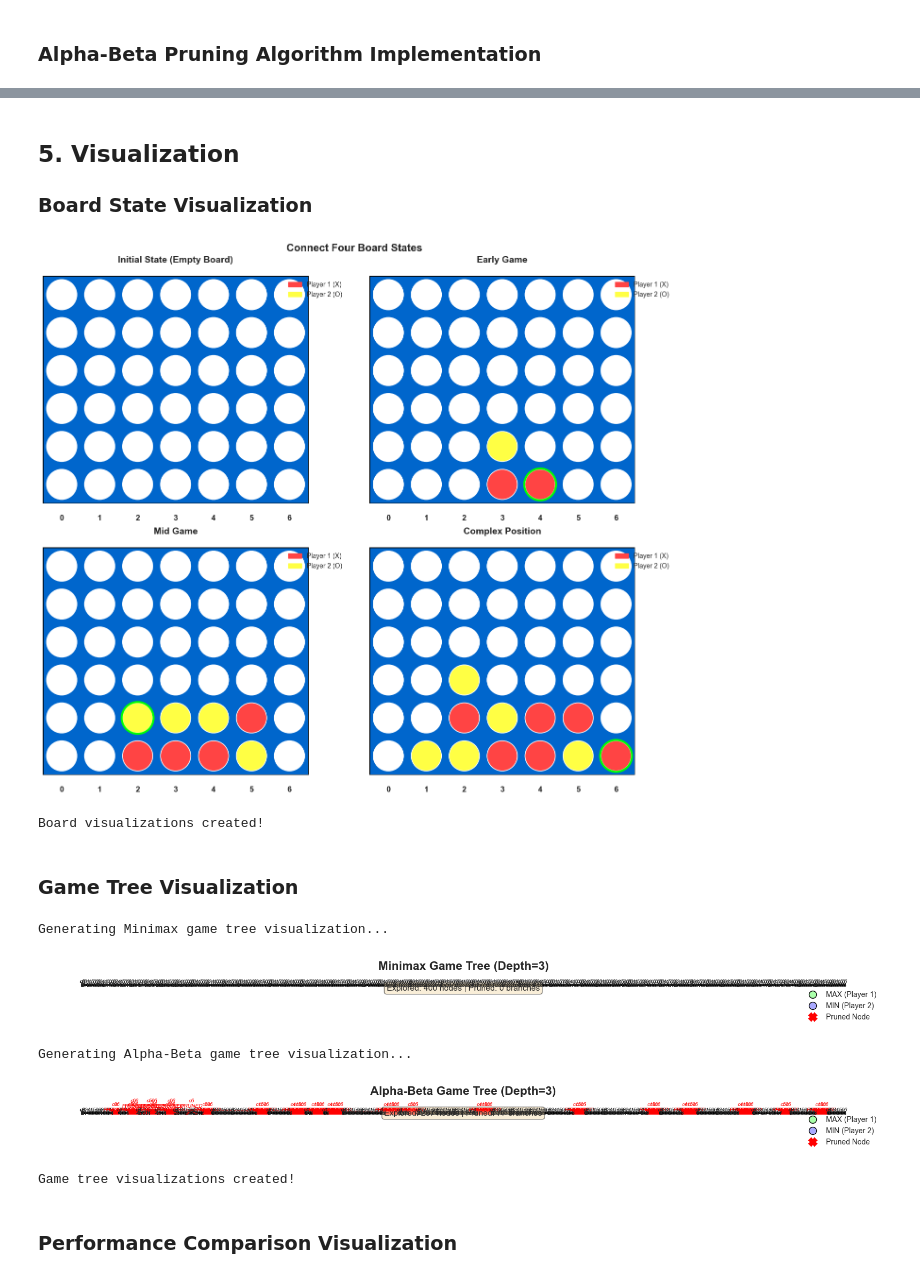
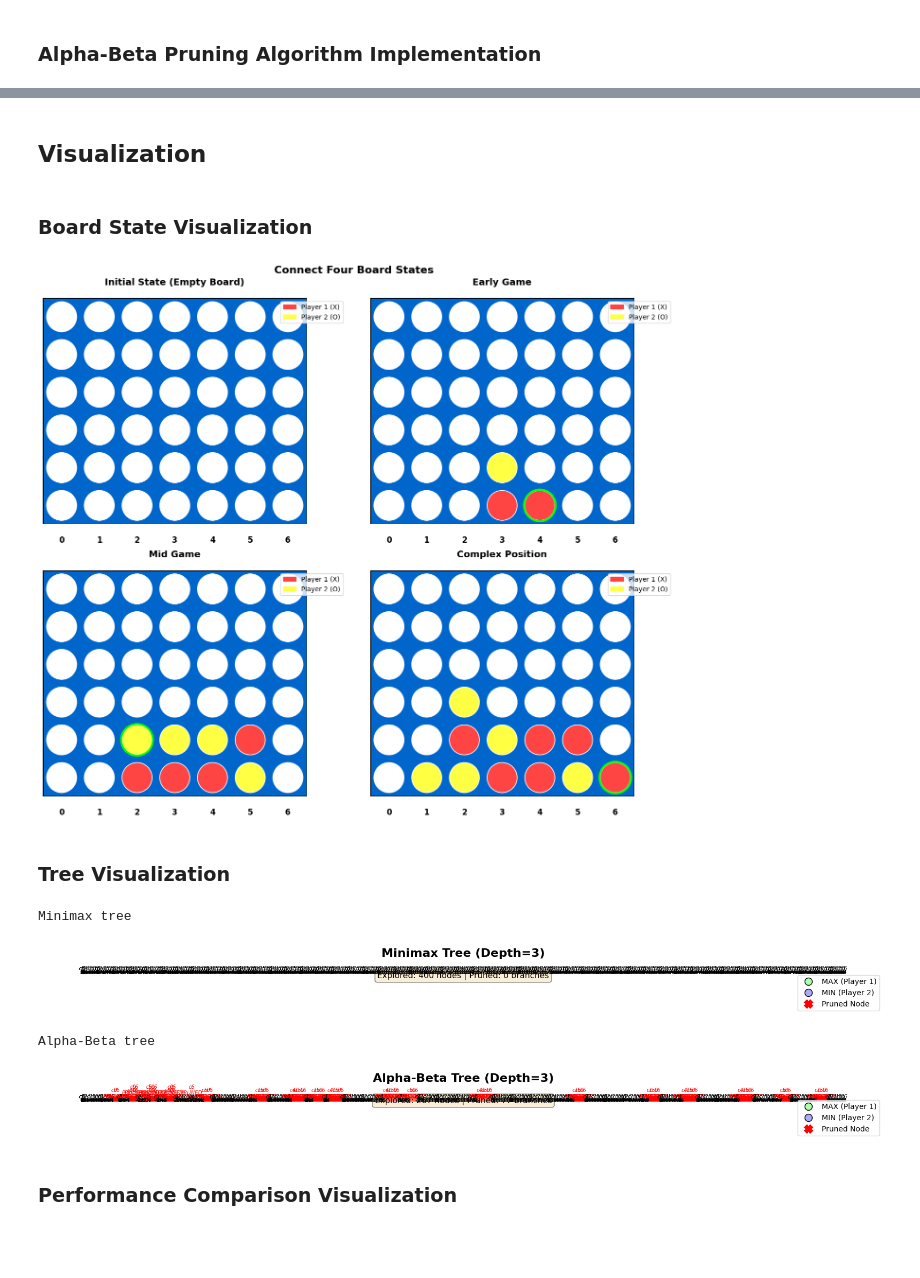
Before and after one commit to shadow9-1-1/AI-Project, a Jupyter notebook: Phase 2/Phase 2.ipynb, the cells around one changed output, grey strips where cells are left out. Saved outputs shown, nothing was run; the diff lists cells and outputs as text; code cells hidden in the pictures; blank space fills up the shorter version.

```diff
--- a/Phase 2/Phase 2.ipynb
+++ b/Phase 2/Phase 2.ipynb
@@ -945,21 +624,12 @@ Nodes Reduction: 89.12% fewer nodes
 Pruning Efficiency: 2458 branches pruned
 Same Best Move: True
 # %% [markdown]
-## 5. Visualization
-
-### Board State Visualization
+## Visualization
+# %% [markdown]
+### Board State Visualization
 # %%
-def visualize_board(game: ConnectFour, title="Connect Four Board",
+def visualize_board(game: ConnectFour, title="Board",
                    highlight_last=True, ax=None):
-    """
-    Visualize Connect Four board with a professional appearance.
-
-    Args:
-        game: ConnectFour game instance
-        title: Plot title
-        highlight_last: Whether to highlight the last move
-        ax: Matplotlib axis (creates new if None)
-    """
     if ax is None:
         fig, ax = plt.subplots(figsize=(8, 7))
 
@@ -1015,44 +685,38 @@ def visualize_board(game: ConnectFour, title="Connect Four Board",
 
 # Test board visualization
 fig, axes = plt.subplots(2, 2, figsize=(14, 12))
 fig.suptitle('Connect Four Board States', fontsize=16, fontweight='bold')
 
 # Empty board
 game_empty = ConnectFour()
 visualize_board(game_empty, "Initial State (Empty Board)", highlight_last=False, ax=axes[0, 0])
 
 # Early game
 game_early = ConnectFour()
 for col in [3, 3, 4]:
     game_early.make_move(col)
 visualize_board(game_early, "Early Game", ax=axes[0, 1])
 
 # Mid game
 game_mid = ConnectFour()
 for col in [3, 3, 4, 4, 2, 5, 5, 2]:
     game_mid.make_move(col)
 visualize_board(game_mid, "Mid Game", ax=axes[1, 0])
 
 # Complex position
 game_complex = ConnectFour()
 for col in [3, 2, 4, 3, 2, 5, 4, 2, 5, 1, 6]:
     game_complex.make_move(col)
 visualize_board(game_complex, "Complex Position", ax=axes[1, 1])
 
 plt.tight_layout()
 plt.show()
-
-print("Board visualizations created!")
 # %% [output]
-[figure, old version]
+[figure, new version]
-Board visualizations created!
 # %% [markdown]
-### Game Tree Visualization
+### Tree Visualization
 # %%
-class GameTreeVisualizer:
-    """
-    Visualize game tree exploration for Minimax and Alpha-Beta.
-    """
+class GameTree:
 
     def __init__(self, game: ConnectFour, max_depth: int = 3):
         self.game = game
@@ -1060,13 +724,13 @@ class GameTreeVisualizer:
         self.evaluator = Evaluator(game)
         self.tree_nodes = []  # Store (state, depth, value, move, is_explored)
 
+    # Build game tree for Minimax
     def build_tree_minimax(self, game_state: ConnectFour, depth: int,
                           maximizing: bool, player: int, parent_id: int = 0,
                           move: int = None):
-        """Build game tree for Minimax (explores all nodes)."""
         node_id = len(self.tree_nodes)
 
-        # Terminal or depth limit
+        # depth limit
         if depth == 0 or game_state.is_game_done():
             if game_state.is_game_done():
                 winner = game_state.check_winner()
@@ -1134,11 +798,11 @@ class GameTreeVisualizer:
             })
             return min_val
 
+    # Build game tree for Alpha-Beta
     def build_tree_alphabeta(self, game_state: ConnectFour, depth: int,
                            alpha: float, beta: float,
                            maximizing: bool, player: int,
                            parent_id: int = 0, move: int = None):
-        """Build game tree for Alpha-Beta (some nodes pruned)."""
         node_id = len(self.tree_nodes)
 
         # Terminal or depth limit
@@ -1243,25 +907,19 @@ class GameTreeVisualizer:
             })
             return min_val
 
+    # Visualize the game tree
     def visualize_tree(self, algorithm='minimax', figsize=(16, 10)):
-        """
-        Visualize the game tree.
-
-        Args:
-            algorithm: 'minimax' or 'alphabeta'
-            figsize: Figure size
-        """
         fig, ax = plt.subplots(figsize=figsize)
 
         # Build tree
         self.tree_nodes = []
         if algorithm == 'minimax':
             self.build_tree_minimax(self.game, self.max_depth, True, 1)
-            title = f"Minimax Game Tree (Depth={self.max_depth})"
+            title = f"Minimax Tree (Depth={self.max_depth})"
         else:
             self.build_tree_alphabeta(self.game, self.max_depth,
                                     float('-inf'), float('inf'), True, 1)
-            title = f"Alpha-Beta Game Tree (Depth={self.max_depth})"
+            title = f"Alpha-Beta Tree (Depth={self.max_depth})"
 
         # Count nodes per depth
         depth_counts = defaultdict(int)
@@ -1362,30 +1020,26 @@ class GameTreeVisualizer:
         plt.tight_layout()
         return fig
 
-
-# Create simple game state for visualization
+# Test game tree visualization
 viz_game = ConnectFour()
-viz_game.make_move(3, 1)  # X in center
+viz_game.make_move(3, 1)  # X in col 3
 
 # Visualize Minimax tree
-print("Generating Minimax game tree visualization...")
-visualizer_mm = GameTreeVisualizer(viz_game, max_depth=3)
+print("Minimax tree")
+visualizer_mm = GameTree(viz_game, max_depth=3)
 fig_mm = visualizer_mm.visualize_tree('minimax')
 plt.show()
 
 # Visualize Alpha-Beta tree
-print("Generating Alpha-Beta game tree visualization...")
-visualizer_ab = GameTreeVisualizer(viz_game, max_depth=3)
+print("Alpha-Beta tree")
+visualizer_ab = GameTree(viz_game, max_depth=3)
 fig_ab = visualizer_ab.visualize_tree('alphabeta')
 plt.show()
-
-print("\nGame tree visualizations created!")
 # %% [output]
-Generating Minimax game tree visualization...
+Minimax tree
-[figure, old version]
+[figure, new version]
-Generating Alpha-Beta game tree visualization...
+Alpha-Beta tree
-[figure, old version]
+[figure, new version]
-Game tree visualizations created!
 # %% [markdown]
 ### Performance Comparison Visualization
 # %%
```
Also changed, not shown: parts of 20 cells of this notebook.
